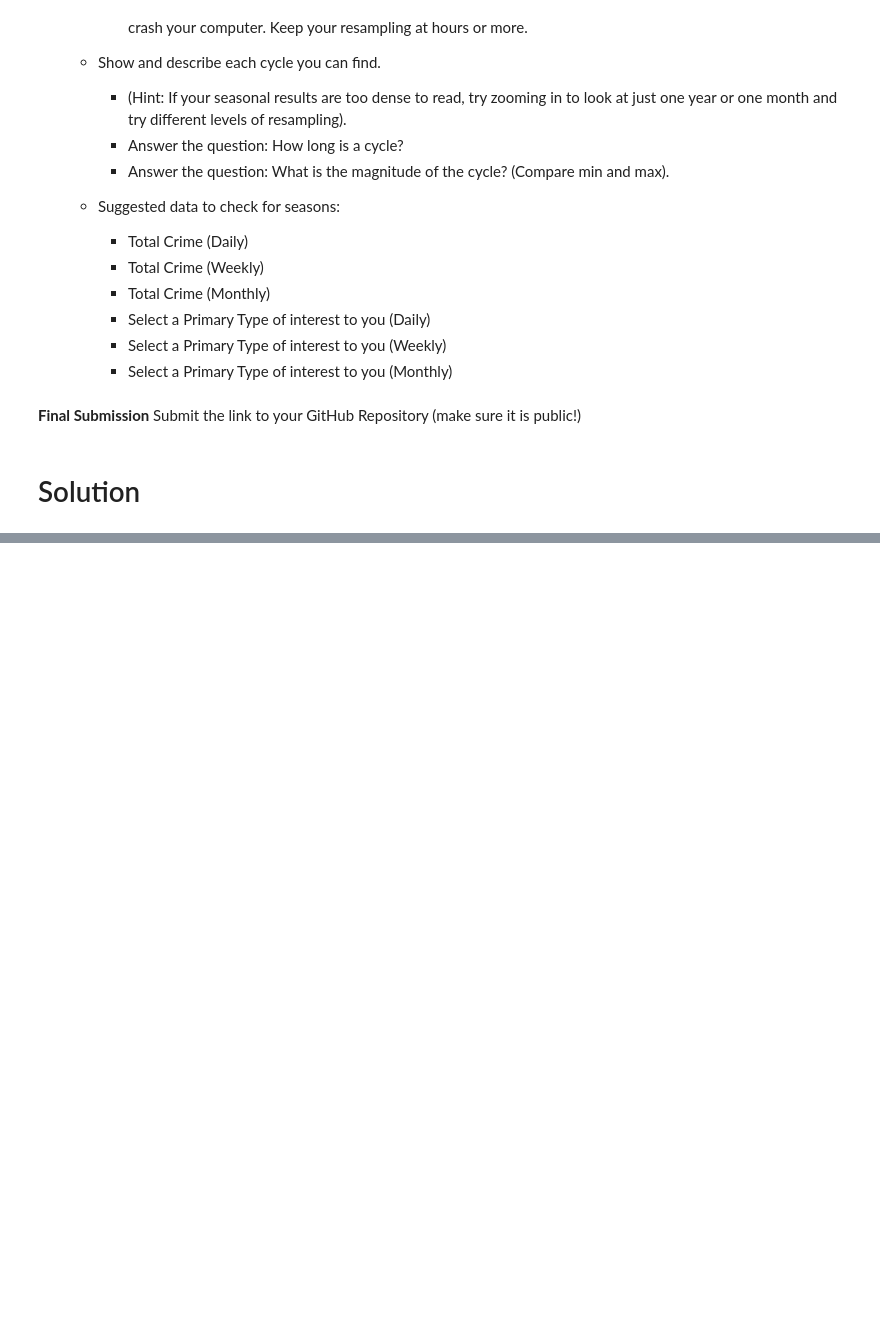
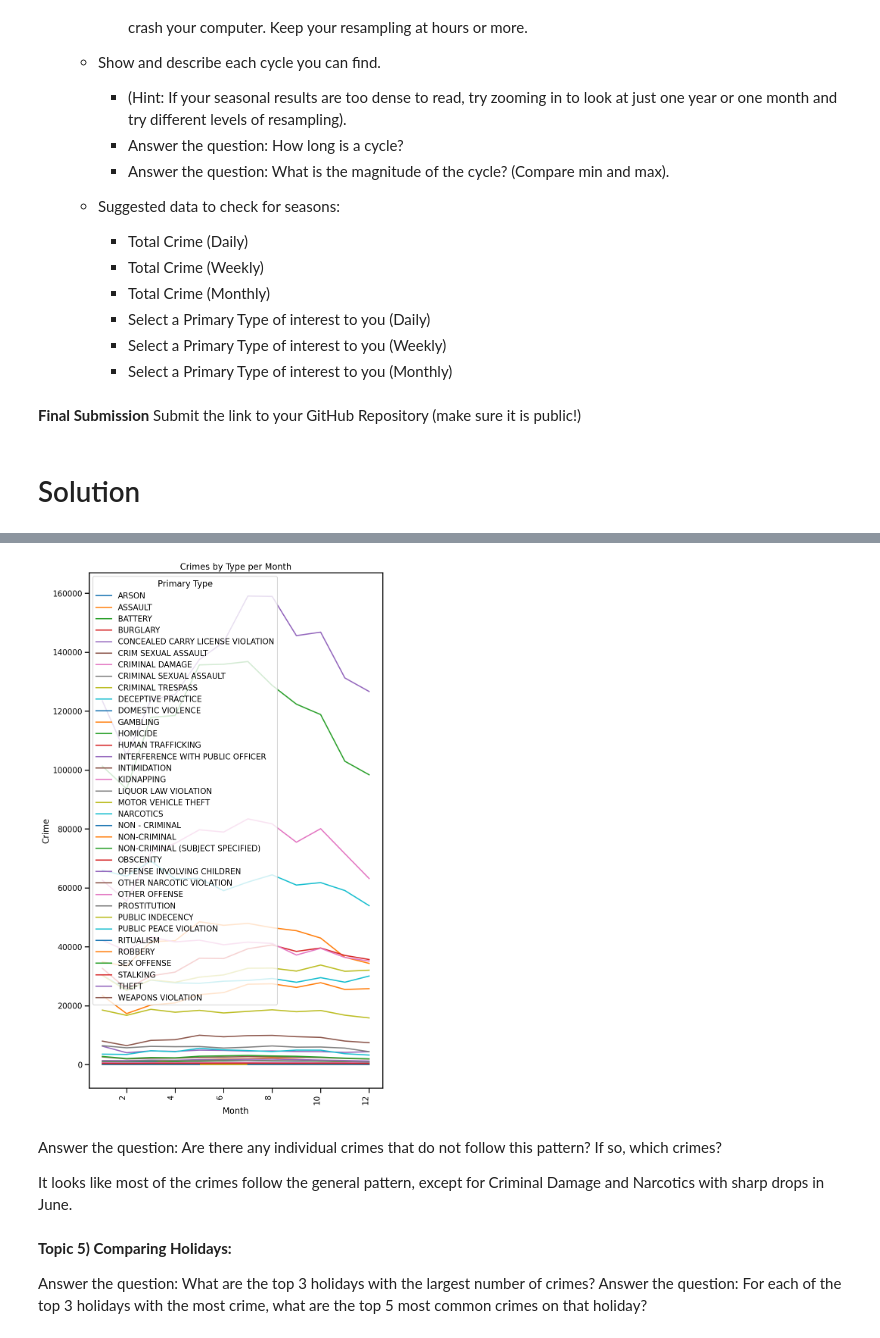
Before and after one commit to eccecarreon/data-viz-core-project, a Jupyter notebook: Project 3 - Part 1 (Core).ipynb, the cells around one changed output, grey strips where cells are left out. Cells and saved outputs as stored; diff of their text form; code cells hidden in the pictures; blank space fills up the shorter version.

```diff
--- a/Project 3 - Part 1 (Core).ipynb
+++ b/Project 3 - Part 1 (Core).ipynb
@@ -82,0 +482,3 @@ Submit the link to your GitHub Repository (make sure it is public!)
+# %%
+df_topic4b = df_ts.copy()
+df_topic4b
@@ -82,0 +500,6 @@ Submit the link to your GitHub Repository (make sure it is public!)
+# %%
+# Extract month from Date index
+df_topic4b['Month'] = df_topic4b.index.month
+df_topic4b.head()
+
+# Source: https://stackoverflow.com/questions/54110673/pandas-extracting-month-and-year-from-index
@@ -82,0 +514,4 @@ Submit the link to your GitHub Repository (make sure it is public!)
+# %%
+# Primary Type grouped Monthly
+crimes_per_month = df_topic4b.groupby('Primary Type')['Month'].value_counts().sort_index()
+crimes_per_month
@@ -82,0 +532,4 @@ Submit the link to your GitHub Repository (make sure it is public!)
+# %%
+# Unstack crimes per month to transpose
+crimes_per_month_unstacked = crimes_per_month.unstack(level=0)
+crimes_per_month_unstacked
@@ -82,0 +571,19 @@ Submit the link to your GitHub Repository (make sure it is public!)
+# %%
+# PLot the unstacked version
+ax = crimes_per_month_unstacked.plot(figsize=(10,20))
+ax.set(title='Crimes by Type per Month', ylabel='Crime')
+
+# Edit final xdates
+fig = ax.get_figure()
+fig.autofmt_xdate(which='major', rotation=90);
+# %% [output]
+[figure, added]
+# %% [markdown]
+Answer the question: Are there any individual crimes that do not follow this pattern? If so, which crimes?
+
+It looks like most of the crimes follow the general pattern, except for Criminal Damage and Narcotics with sharp drops in June.
+# %% [markdown]
+**Topic 5) Comparing Holidays:**
+
+Answer the question: What are the top 3 holidays with the largest number of crimes?
+Answer the question: For each of the top 3 holidays with the most crime, what are the top 5 most common crimes on that holiday?
```
Also changed, not shown: parts of 55 cells of this notebook.
